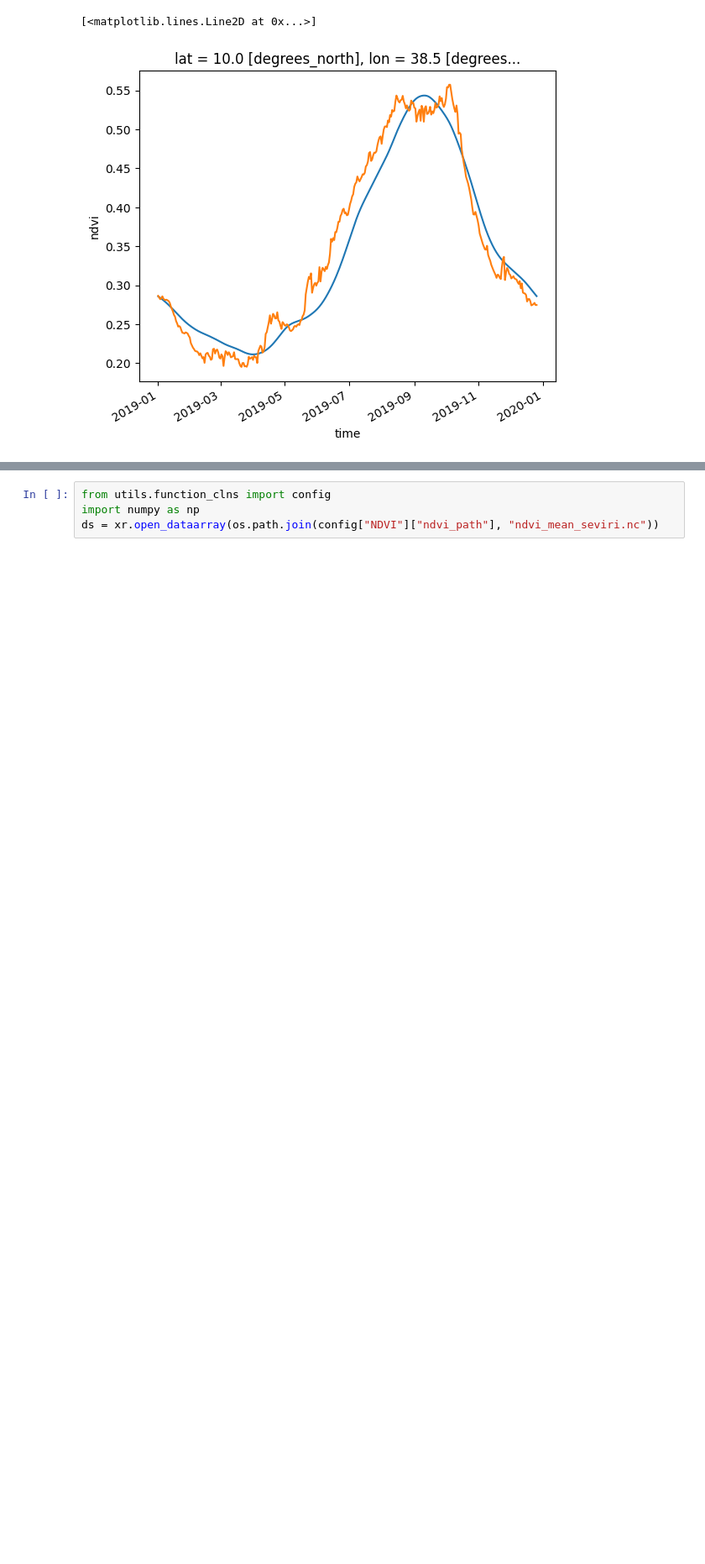
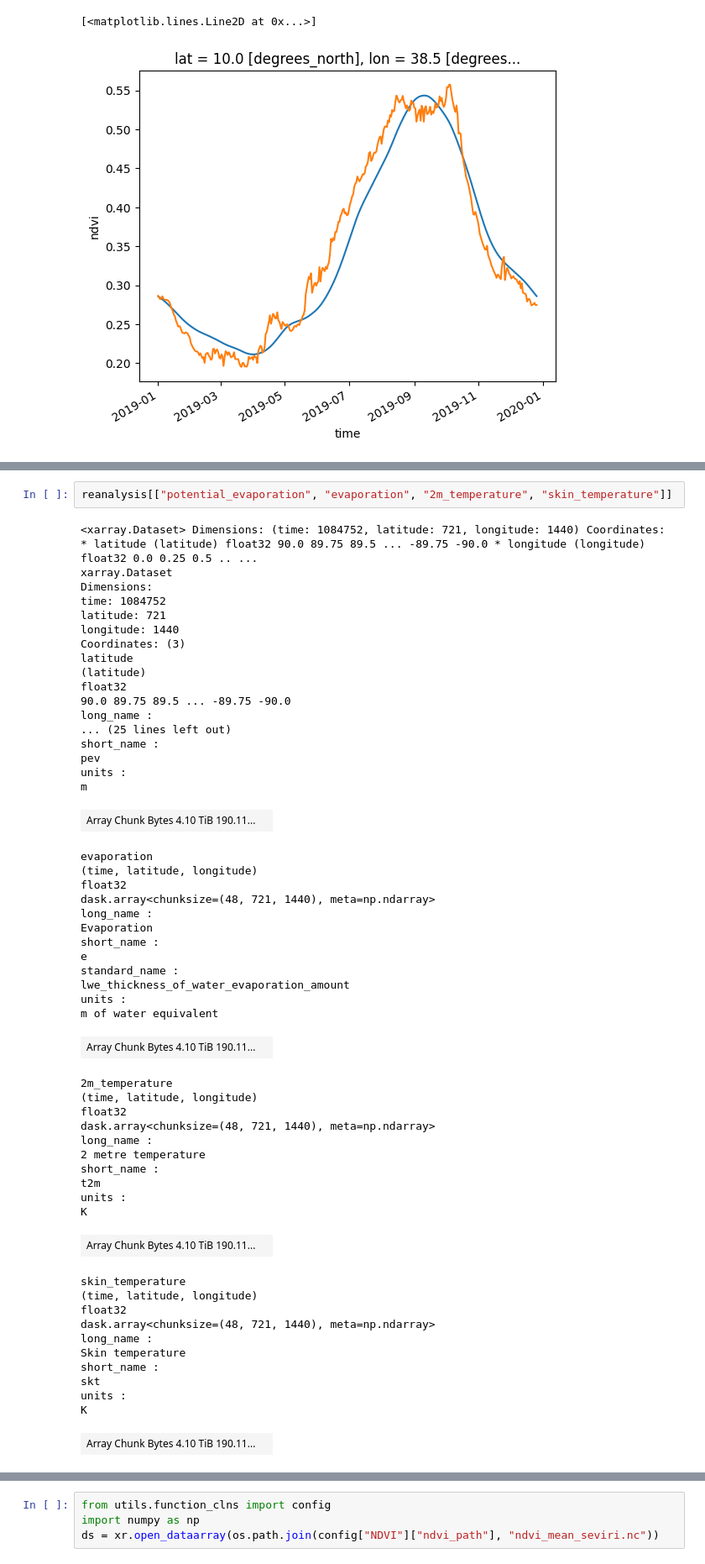
Before and after one commit to Riccardo7-DS/Indices_analysis, a Jupyter notebook: notebooks/model.ipynb, the cells around one changed output, grey strips where cells are left out. Shown at 84% size. Drawn from its saved outputs; the diff is of its cells as text; blank space fills up the shorter version.

```diff
--- a/notebooks/model.ipynb
+++ b/notebooks/model.ipynb
@@ -685,0 +735,56 @@ Files matching 'NDVImean' restored from trash.
+# %%
+reanalysis[["potential_evaporation", "evaporation", "2m_temperature", "skin_temperature"]]
+# %% [output]
+<xarray.Dataset> Dimensions: (time: 1084752, latitude: 721, longitude: 1440) Coordinates: * latitude (latitude) float32 90.0 89.75 89.5 ... -89.75 -90.0 * longitude (longitude) float32 0.0 0.25 0.5 .. ...
+xarray.Dataset
+Dimensions:
+time: 1084752
+latitude: 721
+longitude: 1440
+Coordinates: (3)
+latitude
+(latitude)
+float32
+90.0 89.75 89.5 ... -89.75 -90.0
+long_name :
+... (25 lines left out)
+short_name :
+pev
+units :
+m
+| Array Chunk Bytes 4.10 TiB 190.11... |  |
+evaporation
+(time, latitude, longitude)
+float32
+dask.array<chunksize=(48, 721, 1440), meta=np.ndarray>
+long_name :
+Evaporation
+short_name :
+e
+standard_name :
+lwe_thickness_of_water_evaporation_amount
+units :
+m of water equivalent
+| Array Chunk Bytes 4.10 TiB 190.11... |  |
+2m_temperature
+(time, latitude, longitude)
+float32
+dask.array<chunksize=(48, 721, 1440), meta=np.ndarray>
+long_name :
+2 metre temperature
+short_name :
+t2m
+units :
+K
+| Array Chunk Bytes 4.10 TiB 190.11... |  |
+skin_temperature
+(time, latitude, longitude)
+float32
+dask.array<chunksize=(48, 721, 1440), meta=np.ndarray>
+long_name :
+Skin temperature
+short_name :
+skt
+units :
+K
+| Array Chunk Bytes 4.10 TiB 190.11... |  |
```
Also changed, not shown: parts of 11 cells of this notebook, 4 other files.
